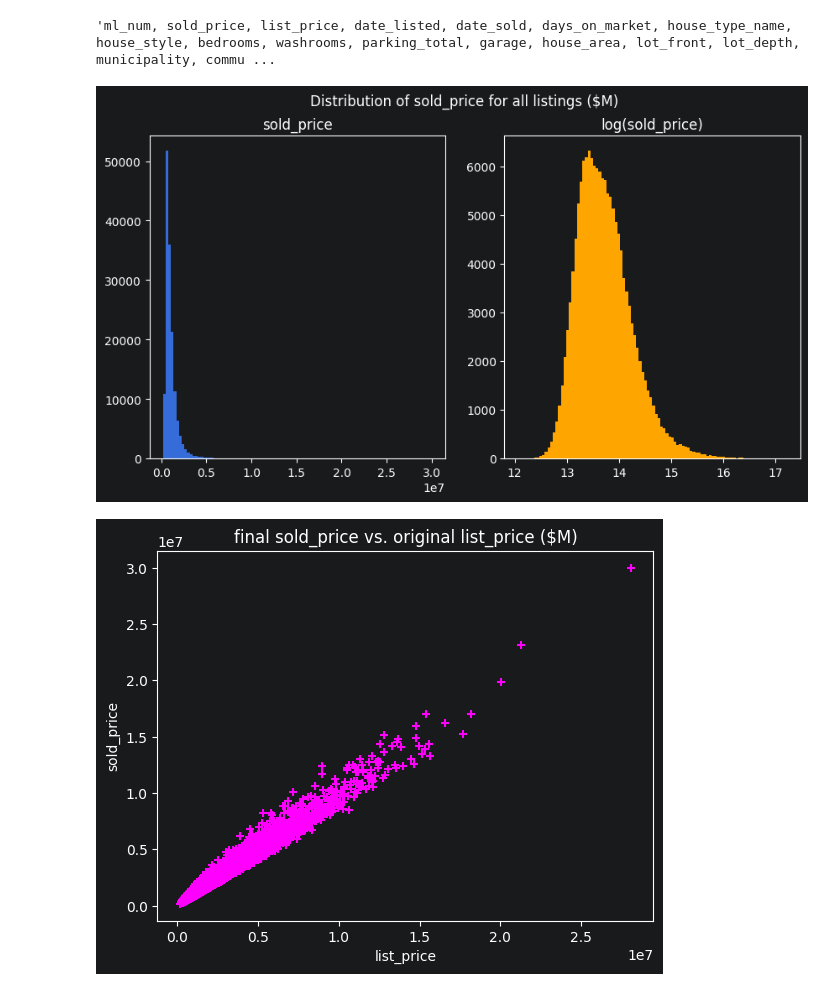
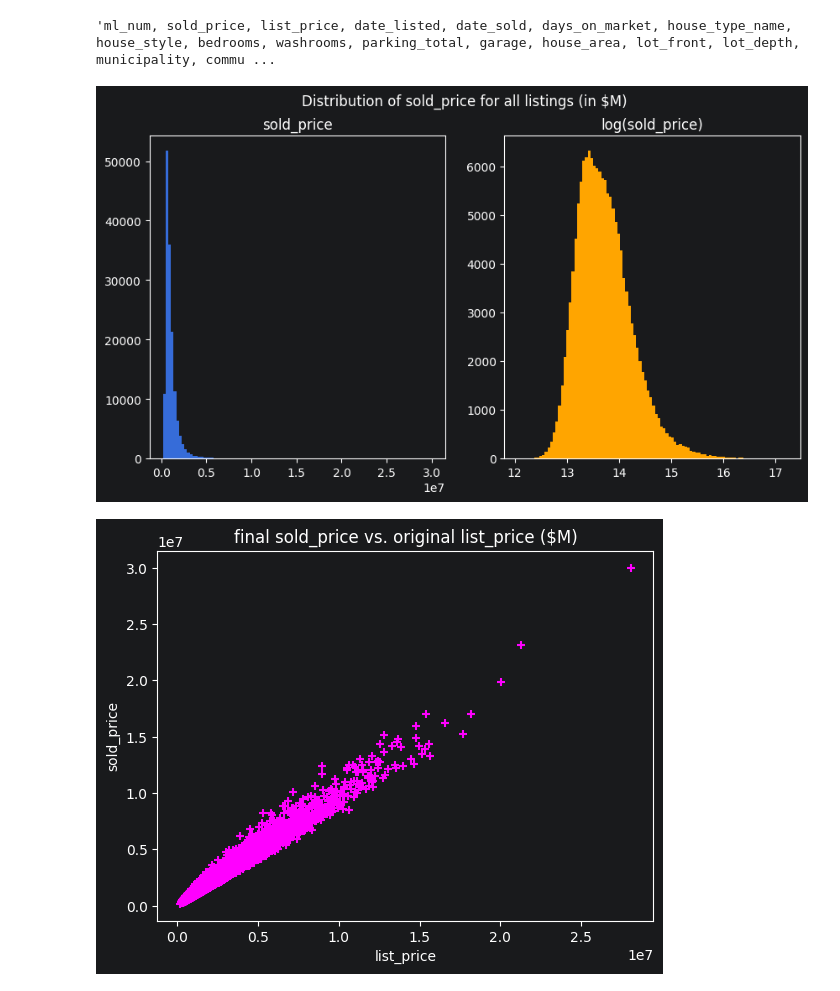
Before and after one commit to LucasWHJ/SSU-Data-Dash-2026-Toronto-Home-Price-Prediction-Challenge, a Jupyter notebook: notebooks/01_eda.ipynb, the cells around one changed output. Cells and saved outputs as stored; diff of their text form; code cells hidden in the pictures.

```diff
--- a/notebooks/01_eda.ipynb
+++ b/notebooks/01_eda.ipynb
@@ -28,16 +29,16 @@ list_aware = data.load("list_aware")
 # %%
 fig, axes = plt.subplots(1, 2, figsize = (10, 5))
 
 axes[0].hist(listings['sold_price'], bins = 100)
 axes[0].set(title = 'sold_price')
 
 axes[1].hist(np.log(listings['sold_price']), bins = 100, color = 'orange')
 axes[1].set(title = 'log(sold_price)')
 
-plt.suptitle('Distribution of sold_price for all listings ($M)')
+plt.suptitle('Distribution of sold_price for all listings (in $M)')
 plt.show()
 # %% [output]
-[figure, old version]
+[figure, new version]
 # %%
 plt.scatter('list_price', 'sold_price', data = listings, marker = '+', color = 'magenta')
 
```
Also changed, not shown: parts of 24 cells of this notebook.
